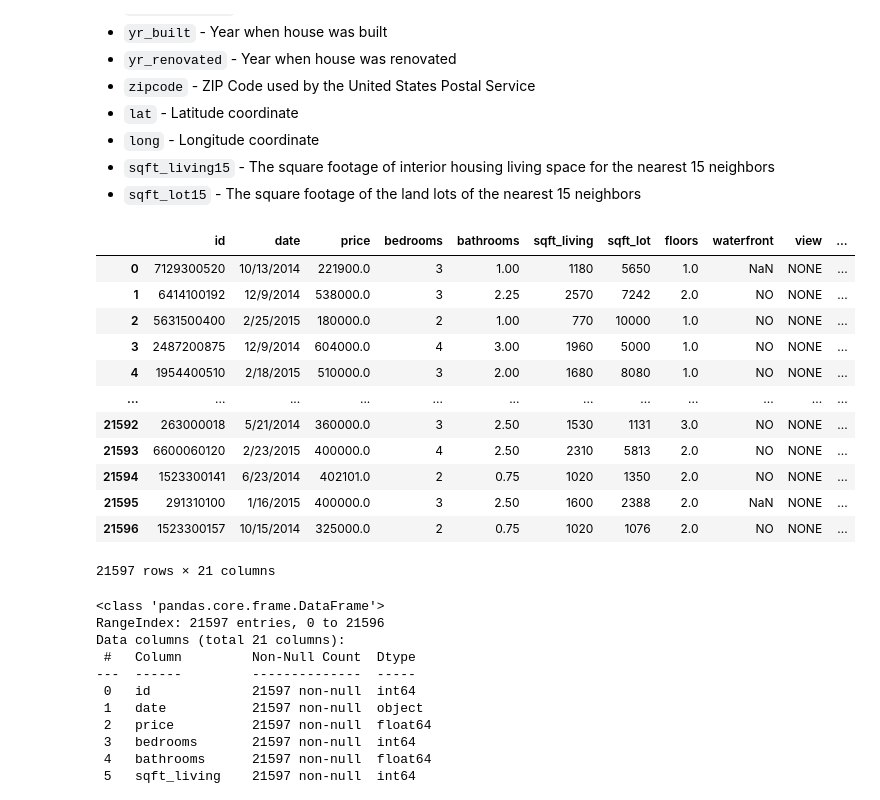
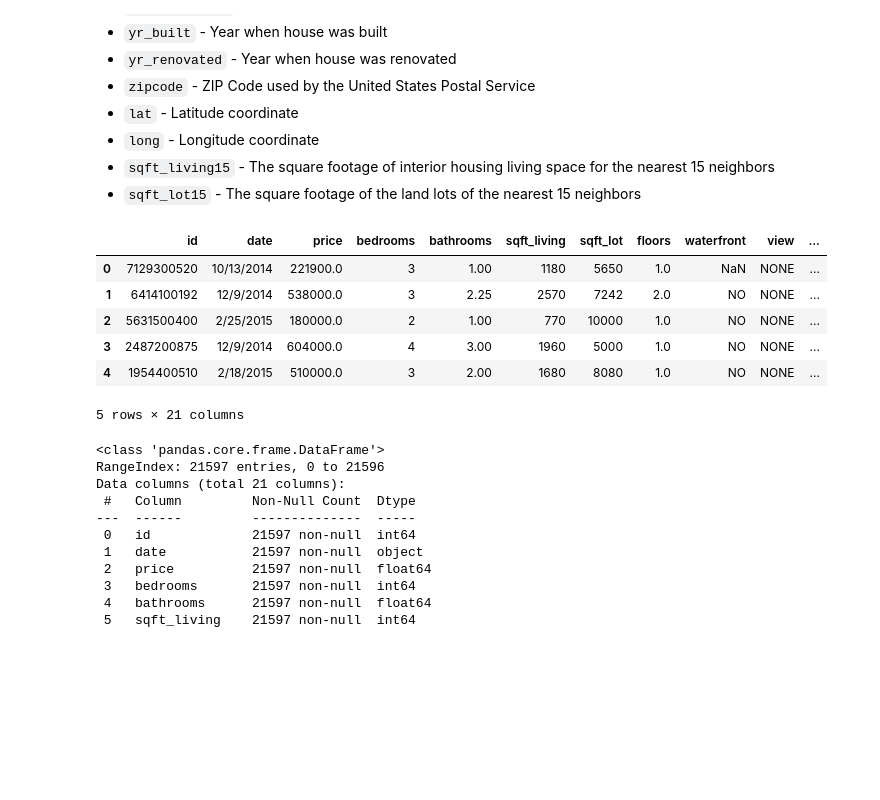
Before and after one commit to MNLKuzmin/dsc-phase-2-project-v2-3, a Jupyter notebook: student.ipynb, the cells around one changed output. Drawn from its saved outputs; the diff is of its cells as text; code cells hidden in the pictures; blank space fills up the shorter version.

```diff
--- a/student.ipynb
+++ b/student.ipynb
@@ -91,21 +91,15 @@ sqft_lot15
 # %%
 df=pd.read_csv('Data/kc_house_data.csv')
 # %%
-df
+df.head()
 # %% [output]
 |  | id | date | price | bedrooms | bathrooms | sqft_living | sqft_lot | floors | waterfront | view | ... |
 | 0 | 7129300520 | 10/13/2014 | 221900.0 | 3 | 1.00 | 1180 | 5650 | 1.0 | NaN | NONE | ... |
 | 1 | 6414100192 | 12/9/2014 | 538000.0 | 3 | 2.25 | 2570 | 7242 | 2.0 | NO | NONE | ... |
 | 2 | 5631500400 | 2/25/2015 | 180000.0 | 2 | 1.00 | 770 | 10000 | 1.0 | NO | NONE | ... |
 | 3 | 2487200875 | 12/9/2014 | 604000.0 | 4 | 3.00 | 1960 | 5000 | 1.0 | NO | NONE | ... |
 | 4 | 1954400510 | 2/18/2015 | 510000.0 | 3 | 2.00 | 1680 | 8080 | 1.0 | NO | NONE | ... |
-| ... | ... | ... | ... | ... | ... | ... | ... | ... | ... | ... | ... |
-| 21592 | 263000018 | 5/21/2014 | 360000.0 | 3 | 2.50 | 1530 | 1131 | 3.0 | NO | NONE | ... |
-| 21593 | 6600060120 | 2/23/2015 | 400000.0 | 4 | 2.50 | 2310 | 5813 | 2.0 | NO | NONE | ... |
-| 21594 | 1523300141 | 6/23/2014 | 402101.0 | 2 | 0.75 | 1020 | 1350 | 2.0 | NO | NONE | ... |
-| 21595 | 291310100 | 1/16/2015 | 400000.0 | 3 | 2.50 | 1600 | 2388 | 2.0 | NaN | NONE | ... |
-| 21596 | 1523300157 | 10/15/2014 | 325000.0 | 2 | 0.75 | 1020 | 1076 | 2.0 | NO | NONE | ... |
-21597 rows × 21 columns
+5 rows × 21 columns
 # %%
 df.info()
 # %% [output]
```
Also changed, not shown: parts of 39 cells of this notebook.
